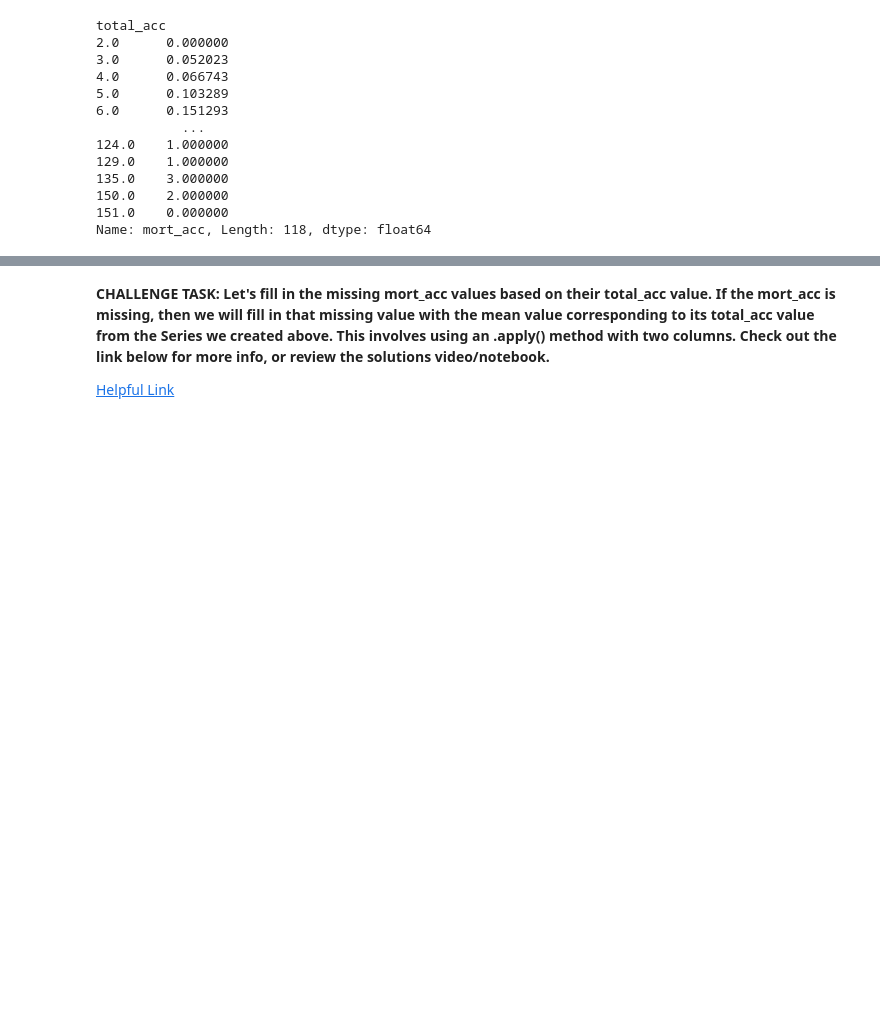
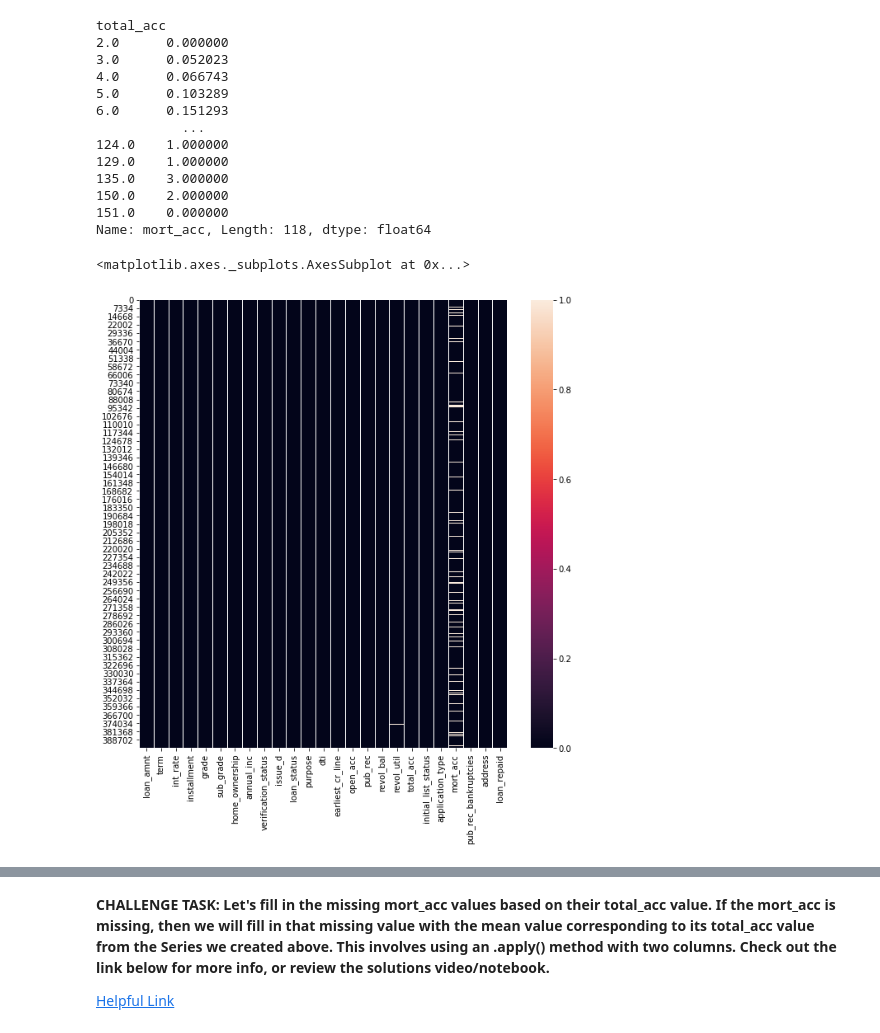
Before and after one commit to GkouskosV/Python-for-Data-Science-and-Machine-Learning-Bootcamp, a Jupyter notebook: Deep_Learning_Sections/Keras_LendingClub_API_Project.ipynb, the cells around one changed output, grey strips where cells are left out. Drawn from its saved outputs; the diff is of its cells as text; code cells hidden in the pictures; blank space fills up the shorter version.

Commit message:
keras api - data preprocessing 5

```diff
--- a/Deep_Learning_Sections/Keras_LendingClub_API_Project.ipynb
+++ b/Deep_Learning_Sections/Keras_LendingClub_API_Project.ipynb
@@ -696,3 +696,9 @@ total_acc
 150.0    2.000000
 151.0    0.000000
 Name: mort_acc, Length: 118, dtype: float64
+# %%
+plt.figure(figsize=(10,10))
+sns.heatmap(data=df.isnull(),linecolor='black')
+# %% [output]
+<matplotlib.axes._subplots.AxesSubplot at 0x...>
+[figure, added]
```
Also changed, not shown: parts of 6 cells of this notebook.
